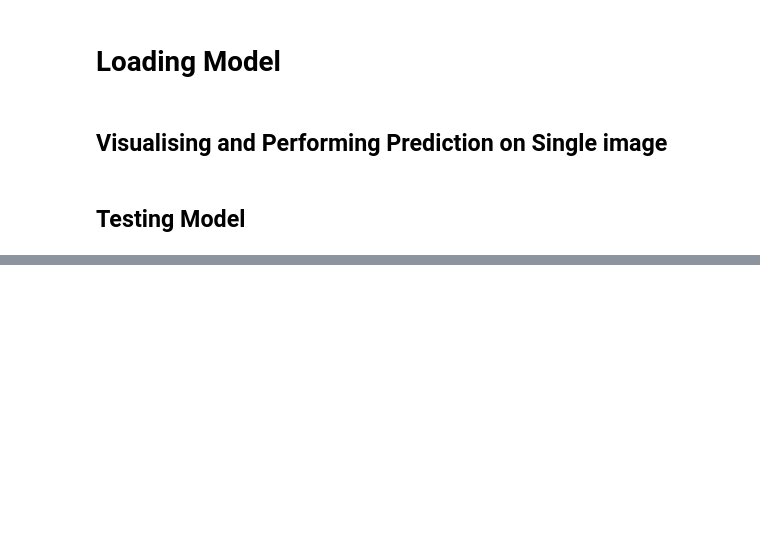
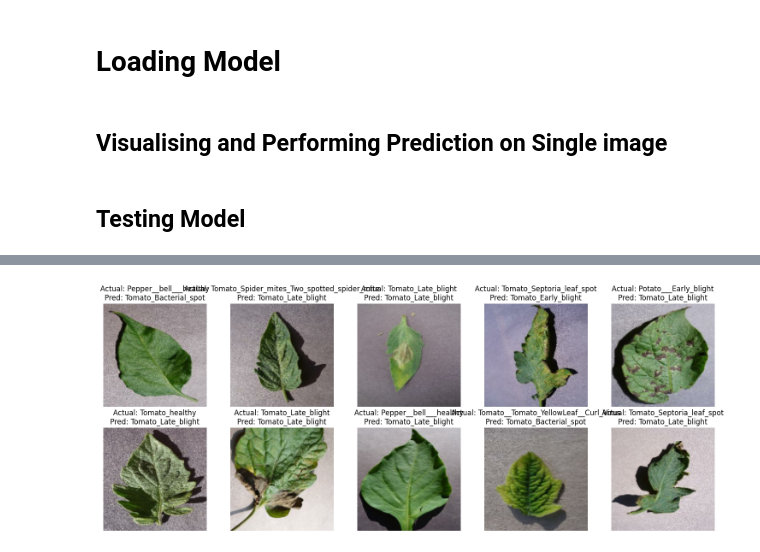
Before and after one commit to geommax/machinelearning.ai, a Jupyter notebook: 01_cnn_scratch/02_test_PlantDiseases_Type.ipynb, the cells around one changed output, grey strips where cells are left out. Saved outputs shown, nothing was run; the diff lists cells and outputs as text; code cells hidden in the pictures; blank space fills up the shorter version.

```diff
--- a/01_cnn_scratch/02_test_PlantDiseases_Type.ipynb
+++ b/01_cnn_scratch/02_test_PlantDiseases_Type.ipynb
@@ -8,7 +8,7 @@ import matplotlib.pyplot as plt
 # %% [markdown]
 # Test set Image Processing
 # %%
-validation_set = tf.keras.utils.image_dataset_from_directory(
+testing_set = tf.keras.utils.image_dataset_from_directory(
     'test',
     labels="inferred",
     label_mode="categorical",
@@ -24,7 +24,7 @@ validation_set = tf.keras.utils.image_dataset_from_directory(
     follow_links=False,
     crop_to_aspect_ratio=False
 )
-class_name = validation_set.class_names
+class_name = testing_set.class_names
 print(class_name)
 # %% [markdown]
 # Loading Model
@@ -38,7 +38,8 @@ import cv2
 #Test Image Visualization
 
 
-image_path = r'D:\00_google_classroom\tensorflow - Copy\test\Tomato_Bacterial_spot\0b13b997-9957-4029-b2a4-ef4a046eb088___UF.GRC_BS_Lab Leaf 0595.jpg'
+#image_path = r'C:\Users\bot\Desktop\googleClassroom\test\Potato___healthy\1f9870b3-899e-46fb-98c9-cfc2ce92895b___RS_HL 1816.jpg'
+image_path = r'C:\Users\bot\Desktop\googleClassroom\test\Potato___healthy\c6abf1da-b06f-4cd2-8af6-d68be5eff6f9___RS_HL 1766.jpg'
 # Reading an image in default mode
 img = cv2.imread(image_path)
 if img is None:
@@ -55,8 +56,9 @@ plt.show()
 # %%
 image = tf.keras.preprocessing.image.load_img(image_path, target_size=(128, 128))
 input_arr = tf.keras.preprocessing.image.img_to_array(image)
-input_arr = np.array([input_arr]) / 255.0  # Normalize pixel values
-predictions = cnn.predict(input_arr)
+input_arr = input_arr / 255.0  # Normalize pixel values
+input_arr = np.expand_dims(input_arr, axis=0)  # batch dimension ကိုထည့်ပေးတာဖြစ်ပါတယ်။ (batch, height, width, channels)
+predictions = cnn.predict(input_arr) # shape: (1, 128, 128, 3)
 # %%
 print(predictions)
 # %%
@@ -75,0 +104,38 @@ plt.show()
+# %%
+import random
+
+# Pick 10 random indices
+indices = random.sample(range(len(test_labels)), 10)
+# indices မှာ random ရွေးထားတဲ့ 10 ခု index ရှိတယ်
+# Prepare plot
+fig, axes = plt.subplots(2, 5, figsize=(15, 6))
+axes = axes.flatten()
+
+# Convert dataset to list for easy easy indexing
+test_images = []
+test_labels = []
+
+for images, labels in testing_set:
+    test_images.extend(images.numpy())
+    test_labels.extend(labels.numpy())
+
+test_images = np.array(test_images)
+test_labels = np.array(test_labels)
+# Plot each random image
+for i, idx in enumerate(indices): # i သည် subplot index (0 to 9), idx သည် testing dataset ထဲက true index
+    image = test_images[idx].astype("uint8") # imshow သည် uint8 format ကိုလိုအပ်လို့ဖြစ်ပါတယ်။
+    label = np.argmax(test_labels[idx]) # label ကို one-hot encoding ထဲက index ကိုပြောင်းထားတာဖြစ်ပါတယ်။
+
+    input_img = np.expand_dims(test_images[idx] / 255.0, axis=0) # expand_dims သည် batch dimension ကိုထည့်ပေးတာဖြစ်ပါတယ်။ (batch, height, width, channels)
+    # CNN မှာ predict လုပ်တဲ့အခါ input shape သည် (1, 128, 128, 3) ဖြစ်ရမယ်။
+    # 128x128 RGB image တစ်ခုကို batch size 1 နဲ့ predict
+    prediction = cnn.predict(input_img)
+    pred_label = np.argmax(prediction)
+
+    axes[i].imshow(image)
+    axes[i].set_title(f"Actual: {class_name[label]}\nPred: {class_name[pred_label]}")
+    axes[i].axis('off')
+
+plt.tight_layout()
+plt.show()
+# %% [output]
@@ -75,0 +152 @@ plt.show()
+[figure, added]
```
Also changed, not shown: parts of 3 cells of this notebook, 2 other files.
